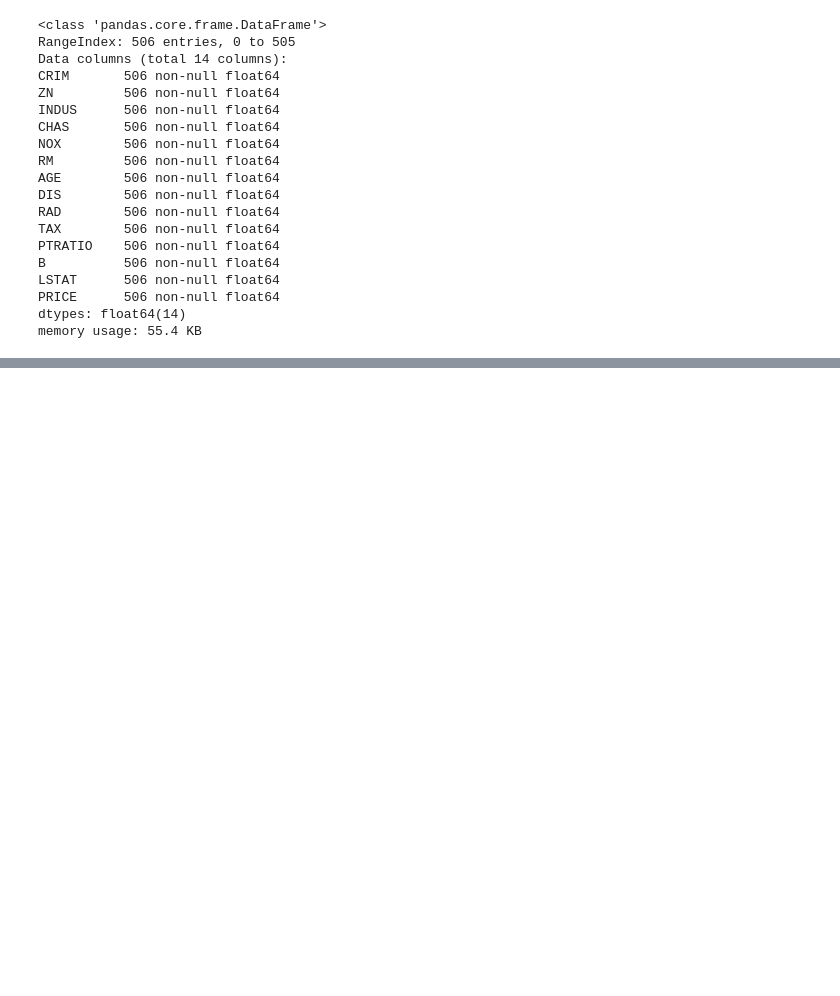
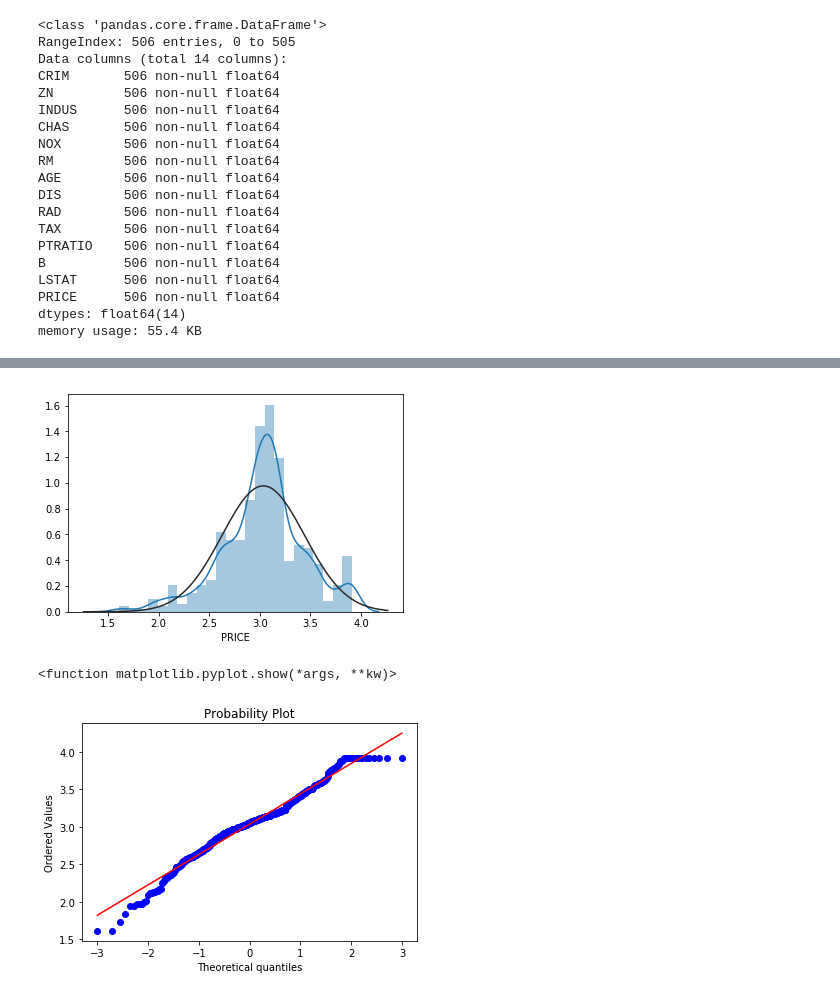
Before and after one commit to galiph/Machine_Learning_With_Python, a Jupyter notebook: Boston Regression with XGBoost.ipynb, the cells around one changed output, grey strips where cells are left out. Drawn from its saved outputs; the diff is of its cells as text; code cells hidden in the pictures; blank space fills up the shorter version.

```diff
--- a/Boston Regression with XGBoost.ipynb
+++ b/Boston Regression with XGBoost.ipynb
@@ -72,0 +101,13 @@ memory usage: 55.4 KB
+# %%
+from scipy.stats import boxcox
+
+boston_df["PRICE"]= np.log(boston_df.PRICE)
+# %%
+sns.distplot(boston_df.PRICE, fit=norm)
+plt.show()
+res = probplot(boston_df.PRICE, plot=plt)
+plt.show
+# %% [output]
+[figure, added]
+<function matplotlib.pyplot.show(*args, **kw)>
+[figure, added]
```
Also changed, not shown: parts of 34 cells of this notebook, 1 other file.
